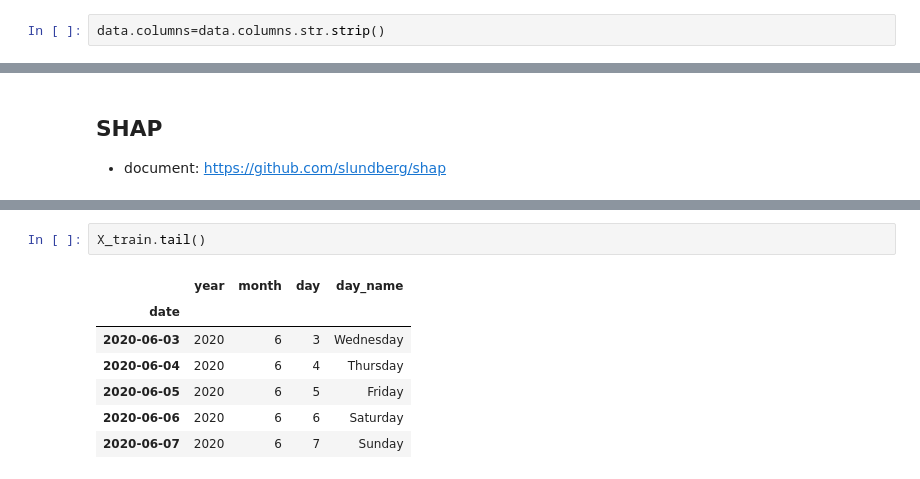
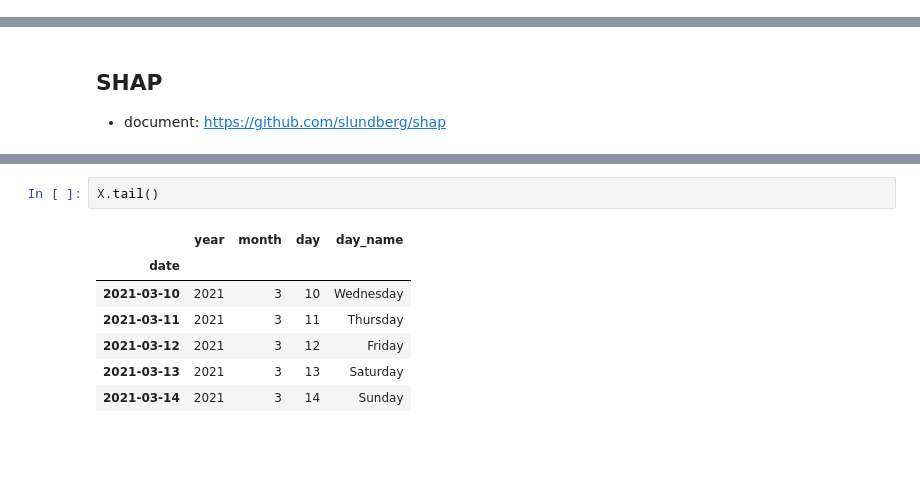
Before and after one commit to prasertcbs/scikitlearn_tutorial, a Jupyter notebook: notebook/regressor_air_quality.ipynb, the cells around one changed output, grey strips where cells are left out. Drawn from its saved outputs; the diff is of its cells as text; blank space fills up the shorter version.

```diff
--- a/notebook/regressor_air_quality.ipynb
+++ b/notebook/regressor_air_quality.ipynb
@@ -59,5 +58,3 @@ Index(['date', 'pm25', 'pm10', 'o3', 'no2', 'so2', 'co'], dtype='object')
-# %%
-data.columns=data.columns.str.strip()
 # %%
 data.info()
 # %% [output]
@@ -377,15 +425,15 @@ X_train[:5]
 | 2016-08-02 | 2016 | 8 | 2 | Tuesday |
 | 2016-08-03 | 2016 | 8 | 3 | Wednesday |
 # %%
-X_train.tail()
+X.tail()
 # %% [output]
 |  | year | month | day | day_name |
 | date |  |  |  |  |
-| 2020-06-03 | 2020 | 6 | 3 | Wednesday |
-| 2020-06-04 | 2020 | 6 | 4 | Thursday |
-| 2020-06-05 | 2020 | 6 | 5 | Friday |
-| 2020-06-06 | 2020 | 6 | 6 | Saturday |
-| 2020-06-07 | 2020 | 6 | 7 | Sunday |
+| 2021-03-10 | 2021 | 3 | 10 | Wednesday |
+| 2021-03-11 | 2021 | 3 | 11 | Thursday |
+| 2021-03-12 | 2021 | 3 | 12 | Friday |
+| 2021-03-13 | 2021 | 3 | 13 | Saturday |
+| 2021-03-14 | 2021 | 3 | 14 | Sunday |
 # %%
 np.abs(dshap).mean().sort_values(ascending=False)
 # %% [output]
```
Also changed, not shown: parts of 47 cells of this notebook, 1 other file.
